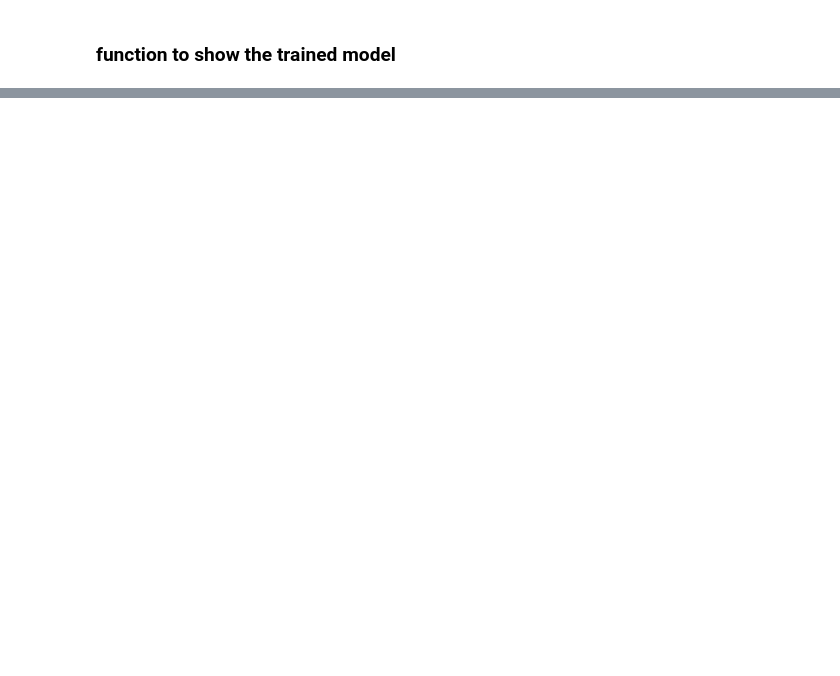
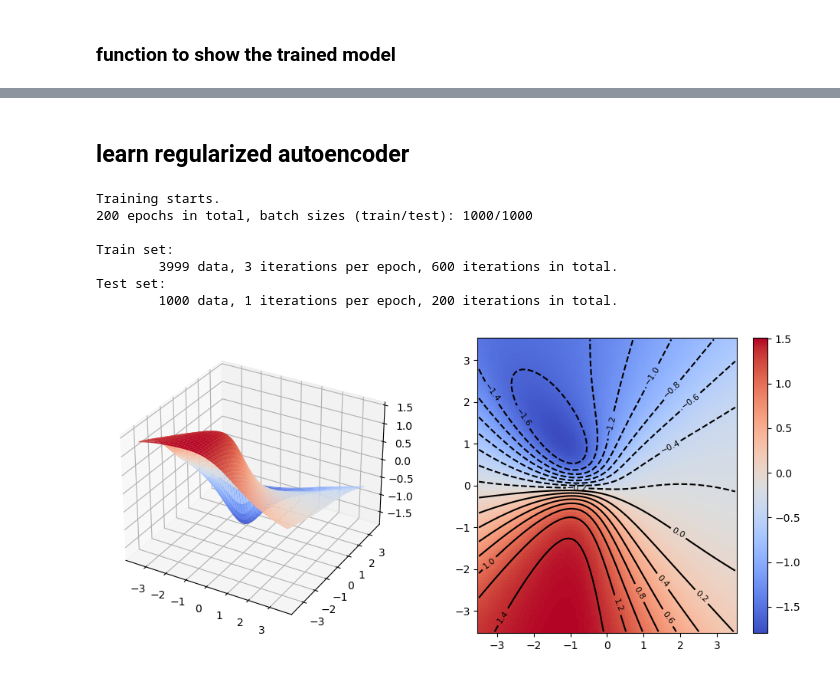
Before and after one commit to zwpku/colvars-finder, a Jupyter notebook: examples/2d/2d.ipynb, the cells around one changed output, grey strips where cells are left out. Cells and saved outputs as stored; diff of their text form; code cells hidden in the pictures; blank space fills up the shorter version.

```diff
--- a/examples/2d/2d.ipynb
+++ b/examples/2d/2d.ipynb
@@ -351,0 +356,30 @@ Test set:
+# %% [markdown]
+## learn regularized autoencoder
+# %%
+e_dims = [2, 20, 20, 20, 1]
+d_dims = [1, 20, 20, 2]
+r_dims = [1, 20, 20, 1]
+model = RegAutoEncoder(e_dims, d_dims, r_dims, 1)
+model_path = os.path.join(sys_path, f'regAE-k=1-' + time.strftime("%Y-%m-%d-%H:%M:%S", time.localtime()))
+beta = 1.0
+diag_coeff = torch.ones(2)
+alpha = 20.0
+eig_weights = [1.0]
+lag_tau = 0.2
+train_obj = RegAutoEncoderTask(traj, pp_layer, model, model_path, eig_weights, gamma=[1,20], eta=[0,0,0], lag_tau_ae=0.1, lag_tau_reg=0.1,
+                              learning_rate=learning_rate, test_ratio=test_ratio, batch_size=batch_size, num_epochs=num_epochs,  verbose=False)
+
+# train autoencoder
+train_obj.train()
+
+cv = train_obj.colvar_model()
+plot_cv(cv)
+# %% [output]
+Training starts.
+200 epochs in total, batch sizes (train/test): 1000/1000
+
+Train set:
+        3999 data, 3 iterations per epoch, 600 iterations in total.
+Test set:
+        1000 data, 1 iterations per epoch, 200 iterations in total.
+[figure, added]
```
Also changed, not shown: parts of 15 cells of this notebook, 3 other files.
